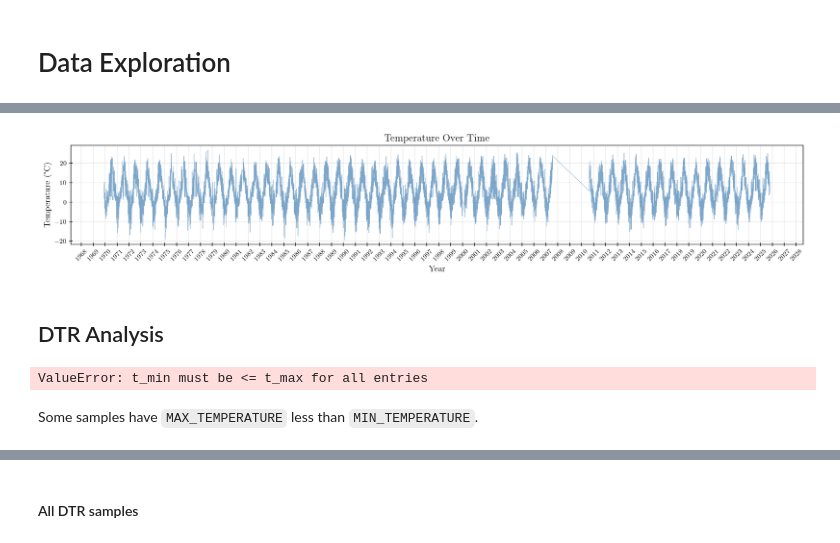
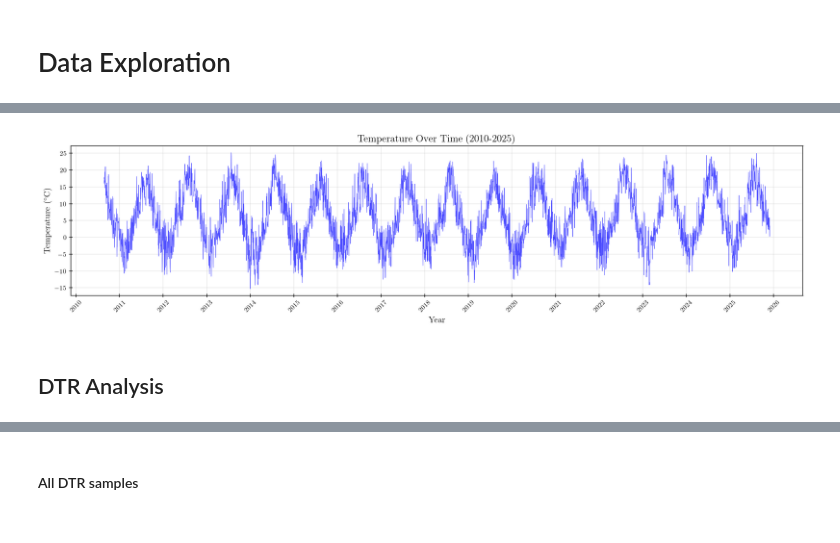
Before and after one commit to ieadoboe/cmsc6950-climate-daily, a Jupyter notebook: notebooks/01_data_exploration.ipynb, the cells around one changed output, grey strips where cells are left out. Saved outputs shown, nothing was run; the diff lists cells and outputs as text; code cells hidden in the pictures.

```diff
--- a/notebooks/01_data_exploration.ipynb
+++ b/notebooks/01_data_exploration.ipynb
@@ -16,4 +17,4 @@ from src.common import mpl_apply
 # %%
-df = pd.read_csv("../data/climate-daily-complete.csv")
+df = pd.read_csv("../data/climate-daily-mount_pearl.csv")
 df.head()
 # %% [output]
@@ -26,5 +28,5 @@ df.head()
 # %%
-df = df.sort_values('LOCAL_DATE_dt')
+df = df.sort_values('LOCAL_DATE')
 # %%
 df.STATION_NAME.unique()
 # %% [output]
@@ -96,18 +64,18 @@ plt.savefig("../plots/mean_temp_over_time_by_station.pdf")
 # %%
-fig, ax = plt.subplots(figsize=(15, 3))
+fig, ax = plt.subplots(figsize=(15, 4))
 ax.plot(df['date'], df['MEAN_TEMPERATURE'],
-        linewidth=0.5, alpha=0.7, color='steelblue')
+        linewidth=0.5, alpha=0.7, color='blue')
 
 ax.xaxis.set_major_locator(mdates.YearLocator(1))
 ax.xaxis.set_major_formatter(mdates.DateFormatter('%Y'))
 ax.tick_params(axis='x', rotation=45)
 
 ax.set_xlabel('Year', fontsize=12)
-ax.set_ylabel('Temperature (°C)', fontsize=12)
-ax.set_title('Temperature Over Time', fontsize=14, fontweight='bold')
+ax.set_ylabel('Temperature ($^{\\circ}$C)', fontsize=12)
+ax.set_title('Temperature Over Time (2010-2025)', fontsize=14)
 ax.grid(True, alpha=0.3)
 
 plt.tight_layout()
 plt.savefig("../plots/mean_temp_over_time.pdf")
 # %% [output]
-[figure, old version]
+[figure, new version]
@@ -120,10 +88,6 @@ from src.dtr_calc import calculate_dtr
 # Calculate dtr time series data
 df["DTR"] = calculate_dtr(t_min=df["MIN_TEMPERATURE"],
                           t_max=df["MAX_TEMPERATURE"])
-# %% [output]
-ValueError: t_min must be <= t_max for all entries
-# %% [markdown]
-Some samples have `MAX_TEMPERATURE` less than `MIN_TEMPERATURE`.
 # %%
 df.columns
 # %% [output]
```
Also changed, not shown: parts of 23 cells of this notebook, 2 other files.
